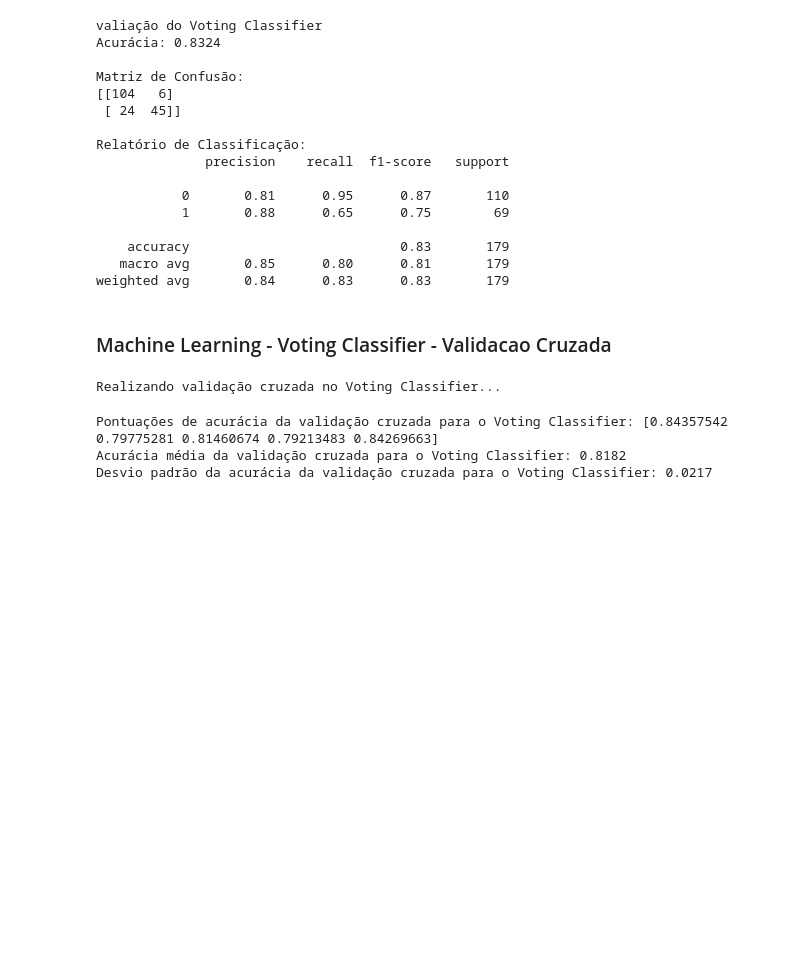
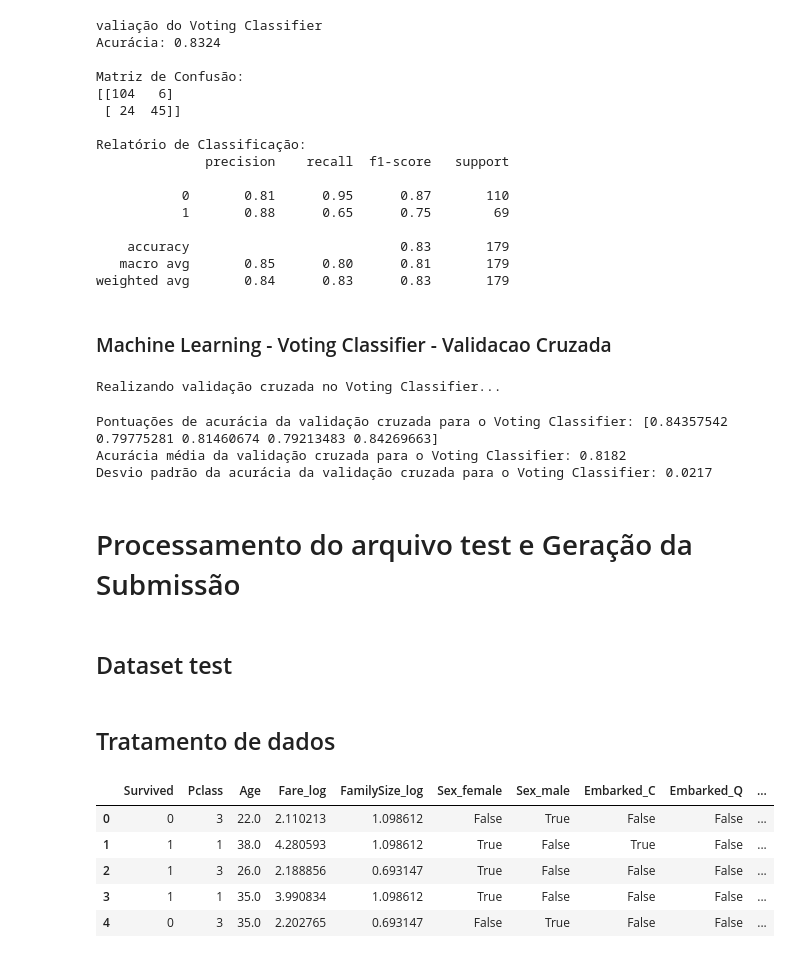
Before and after one commit to Nicholas-UFC/Titanic, a Jupyter notebook: Titanic.ipynb, the cells around one changed output. Drawn from its saved outputs; the diff is of its cells as text; code cells hidden in the pictures; blank space fills up the shorter version.

Commit message:
Foi feito o processamento do arquivo test e geração da submissão.

```diff
--- a/Titanic.ipynb
+++ b/Titanic.ipynb
@@ -1475,3 +1481,7 @@ print(f"Desvio padrão da acurácia da validação cruzada para o Voting Classif
 Pontuações de acurácia da validação cruzada para o Voting Classifier: [0.84357542 0.79775281 0.81460674 0.79213483 0.84269663]
 Acurácia média da validação cruzada para o Voting Classifier: 0.8182
 Desvio padrão da acurácia da validação cruzada para o Voting Classifier: 0.0217
+# %% [markdown]
+# Processamento do arquivo test e Geração da Submissão
+# %% [markdown]
+## Dataset test
@@ -1477,0 +1494,11 @@ Desvio padrão da acurácia da validação cruzada para o Voting Classifier: 0.0
+# %% [markdown]
+## Tratamento de dados
+# %%
+df_train_encoded.head()
+# %% [output]
+|  | Survived | Pclass | Age | Fare_log | FamilySize_log | Sex_female | Sex_male | Embarked_C | Embarked_Q | ... |
+| 0 | 0 | 3 | 22.0 | 2.110213 | 1.098612 | False | True | False | False | ... |
+| 1 | 1 | 1 | 38.0 | 4.280593 | 1.098612 | True | False | True | False | ... |
+| 2 | 1 | 3 | 26.0 | 2.188856 | 0.693147 | True | False | False | False | ... |
+| 3 | 1 | 1 | 35.0 | 3.990834 | 1.098612 | True | False | False | False | ... |
+| 4 | 0 | 3 | 35.0 | 2.202765 | 0.693147 | False | True | False | False | ... |
```
Also changed, not shown: parts of 10 cells of this notebook, 1 other file.
